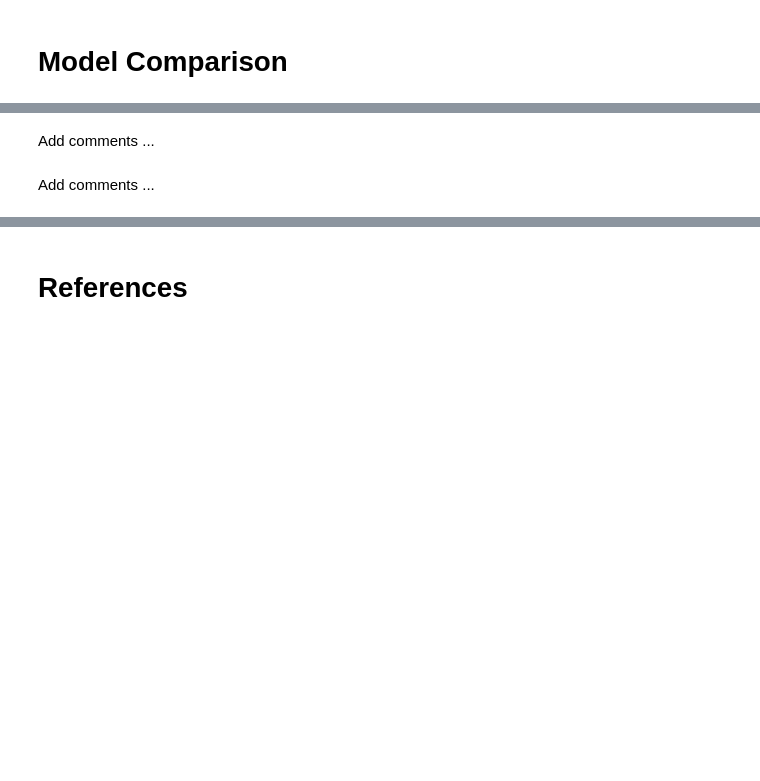
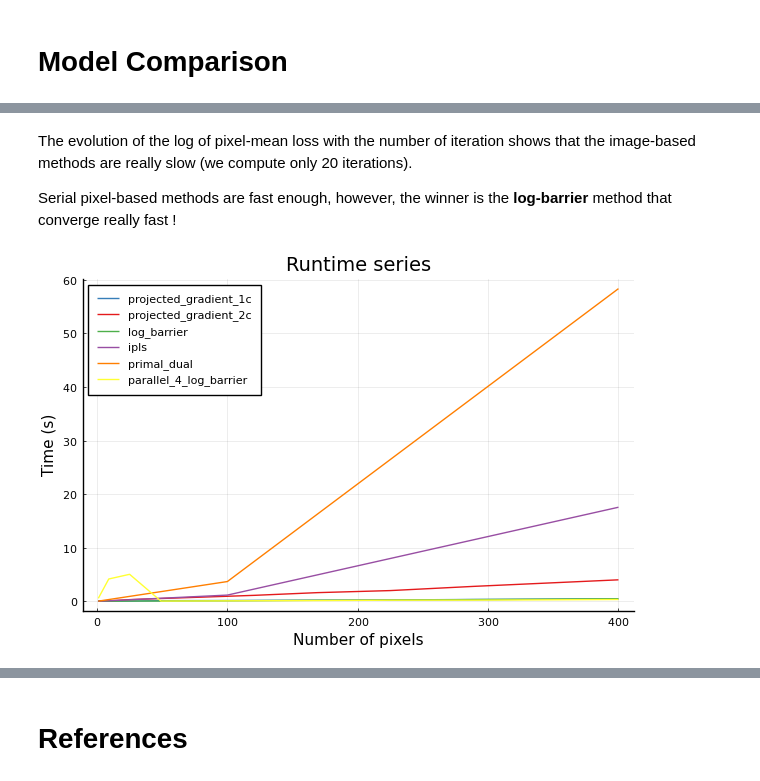
Before and after one commit to robincourant/parallel_optimization, a Jupyter notebook: parallel_optimization.ipynb, the cells around one changed output, grey strips where cells are left out. Drawn from its saved outputs; the diff is of its cells as text; code cells hidden in the pictures; blank space fills up the shorter version.

```diff
--- a/parallel_optimization.ipynb
+++ b/parallel_optimization.ipynb
@@ -273,5 +279,5 @@ println("Check the inequality constraint: ", all(x -> x >= 0, A_ipls))
 # %%
-n_pixels, time_ipls = get_runtime_series(X, S, "ipls", "serial_image", 3);
+n_pixels_x, time_ipls = get_runtime_series(X, S, "ipls", "serial_image", 3);
 # %%
 ipls_plot = heatmap(
     new_X_ipls[:, :, 150], title="ipls",
@@ -411,5 +434,9 @@ plot!(
-# %% [markdown]
-Add comments ...
+# %% [markdown]
+The evolution of the log of pixel-mean loss with the number of iteration shows that the image-based methods are really slow (we compute only 20 iterations).
+
+Serial pixel-based methods are fast enough, however, the winner is the **log-barrier**  method that converge really fast !
+# %%
+n_pixels3 = [n_pixels_x[i]^2 for i=1:length(n_pixels_x)];
 # %%
 n_pixels2 = [k^2 for k = n_pixels]
 plot(
@@ -417,34 +444,36 @@ plot(
     title="Runtime series",
     ylabel = "Time (s)",
     xlabel = "Number of pixels",
     label="projected_gradient_1c",
     color="#377eb8"
 
 )
 plot!(
     n_pixels2, time_2c,
     label="projected_gradient_2c",
     color="#e41a1c"
 )
+
 plot!(
     n_pixels2, time_lb,
     label="log_barrier",
     color="#4daf4a"
 )
+
 plot!(
-    n_pixels2, time_ipls,
+    n_pixels3, time_ipls,
     label="ipls",
     color="#984ea3"
 )
 plot!(
-    n_pixels2, time_primaldual,
+    n_pixels3, time_primaldual,
     label="primal_dual",
     color="#ff7f00"
 )
 plot!(
     n_pixels2, time_series_parallel[4],
     label="parallel_4_log_barrier",
     color="#ffff33"
 )
+# %% [output]
+[figure, added]
-# %% [markdown]
-Add comments ...
```
Also changed, not shown: parts of 23 cells of this notebook.
